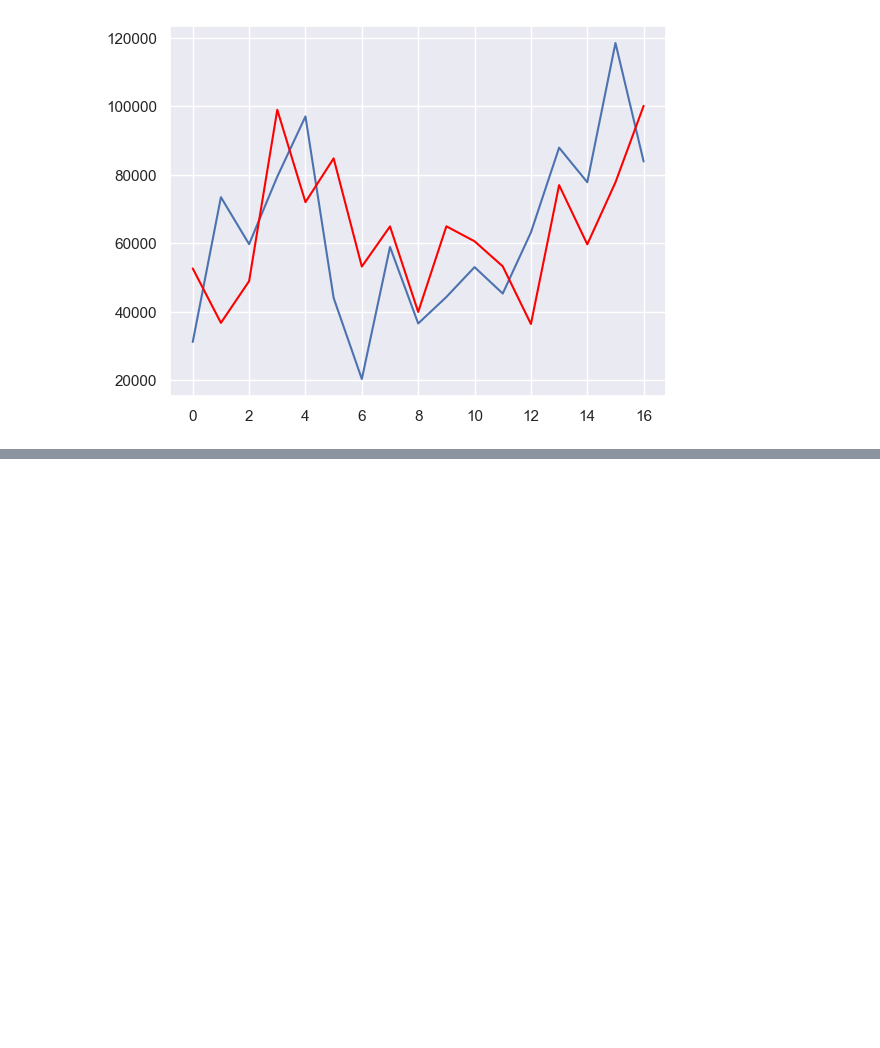
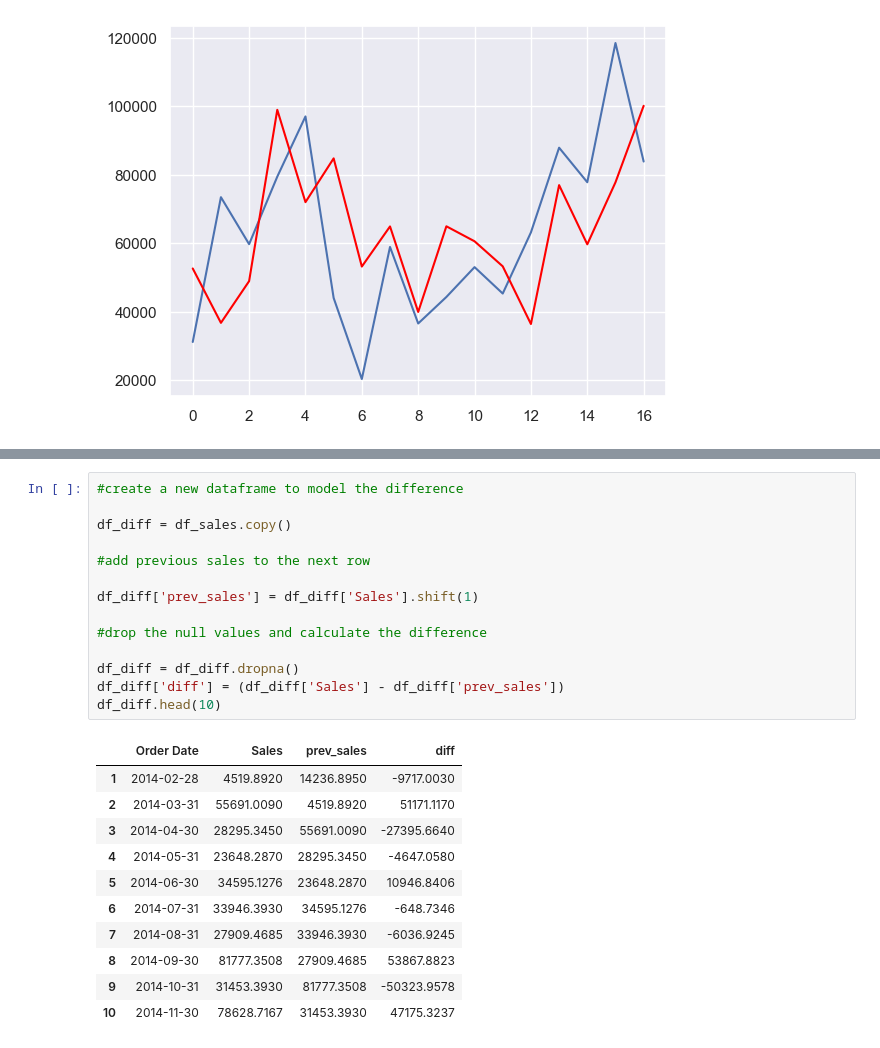
Before and after one commit to Jules098/SuperStore_Sales-Analysis, a Jupyter notebook: src/SuperStore_TimeSeries.ipynb, the cells around one changed output, grey strips where cells are left out. Drawn from its saved outputs; the diff is of its cells as text; blank space fills up the shorter version.

```diff
--- a/src/SuperStore_TimeSeries.ipynb
+++ b/src/SuperStore_TimeSeries.ipynb
@@ -478,0 +504,26 @@ Test RMSE: 23456.861
+# %%
+#create a new dataframe to model the difference
+
+df_diff = df_sales.copy()
+
+#add previous sales to the next row
+
+df_diff['prev_sales'] = df_diff['Sales'].shift(1)
+
+#drop the null values and calculate the difference
+
+df_diff = df_diff.dropna()
+df_diff['diff'] = (df_diff['Sales'] - df_diff['prev_sales'])
+df_diff.head(10)
+# %% [output]
+|  | Order Date | Sales | prev_sales | diff |
+| 1 | 2014-02-28 | 4519.8920 | 14236.8950 | -9717.0030 |
+| 2 | 2014-03-31 | 55691.0090 | 4519.8920 | 51171.1170 |
+| 3 | 2014-04-30 | 28295.3450 | 55691.0090 | -27395.6640 |
+| 4 | 2014-05-31 | 23648.2870 | 28295.3450 | -4647.0580 |
+| 5 | 2014-06-30 | 34595.1276 | 23648.2870 | 10946.8406 |
+| 6 | 2014-07-31 | 33946.3930 | 34595.1276 | -648.7346 |
+| 7 | 2014-08-31 | 27909.4685 | 33946.3930 | -6036.9245 |
+| 8 | 2014-09-30 | 81777.3508 | 27909.4685 | 53867.8823 |
+| 9 | 2014-10-31 | 31453.3930 | 81777.3508 | -50323.9578 |
+| 10 | 2014-11-30 | 78628.7167 | 31453.3930 | 47175.3237 |
```
Also changed, not shown: parts of 17 cells of this notebook.
